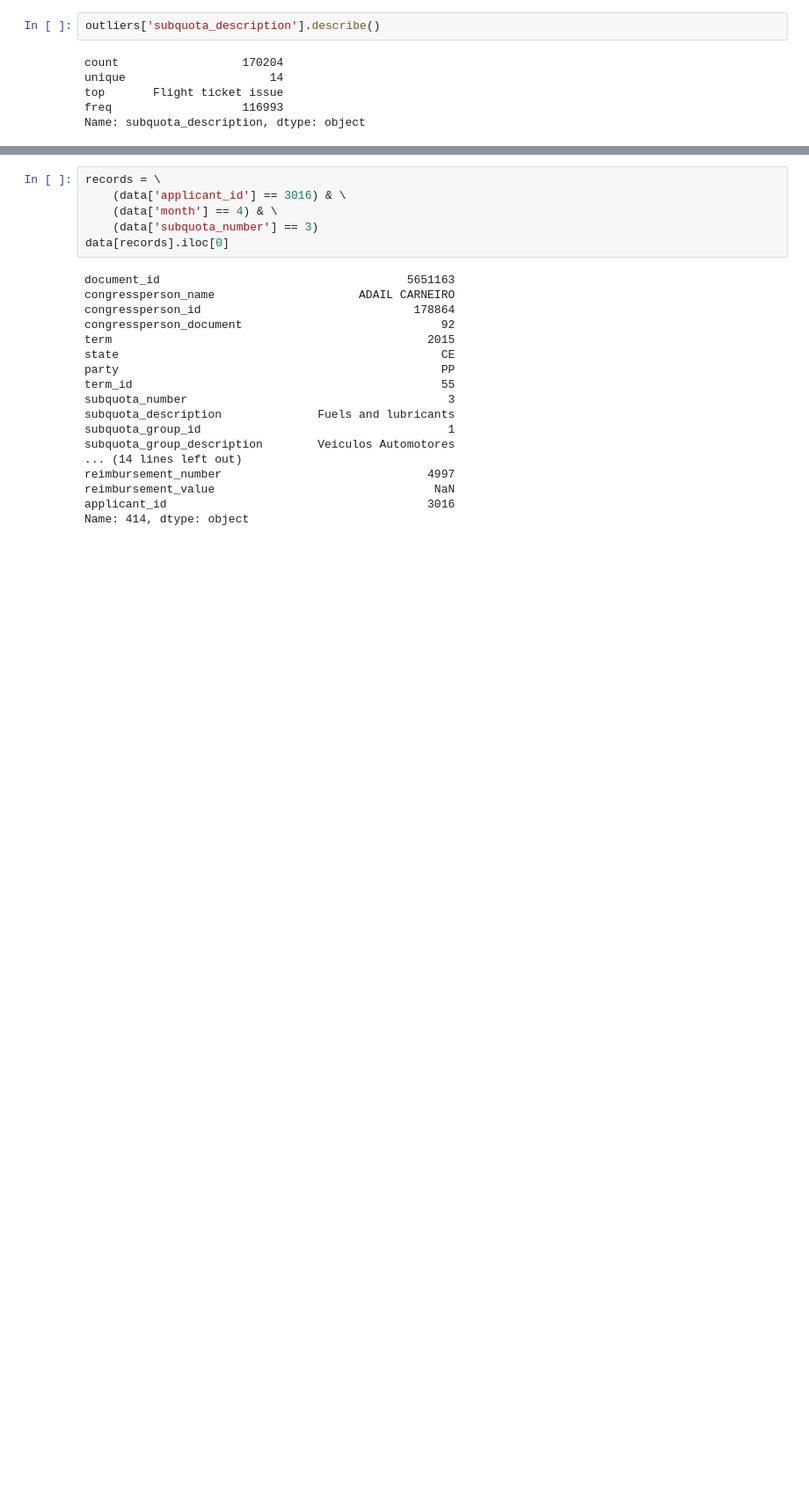
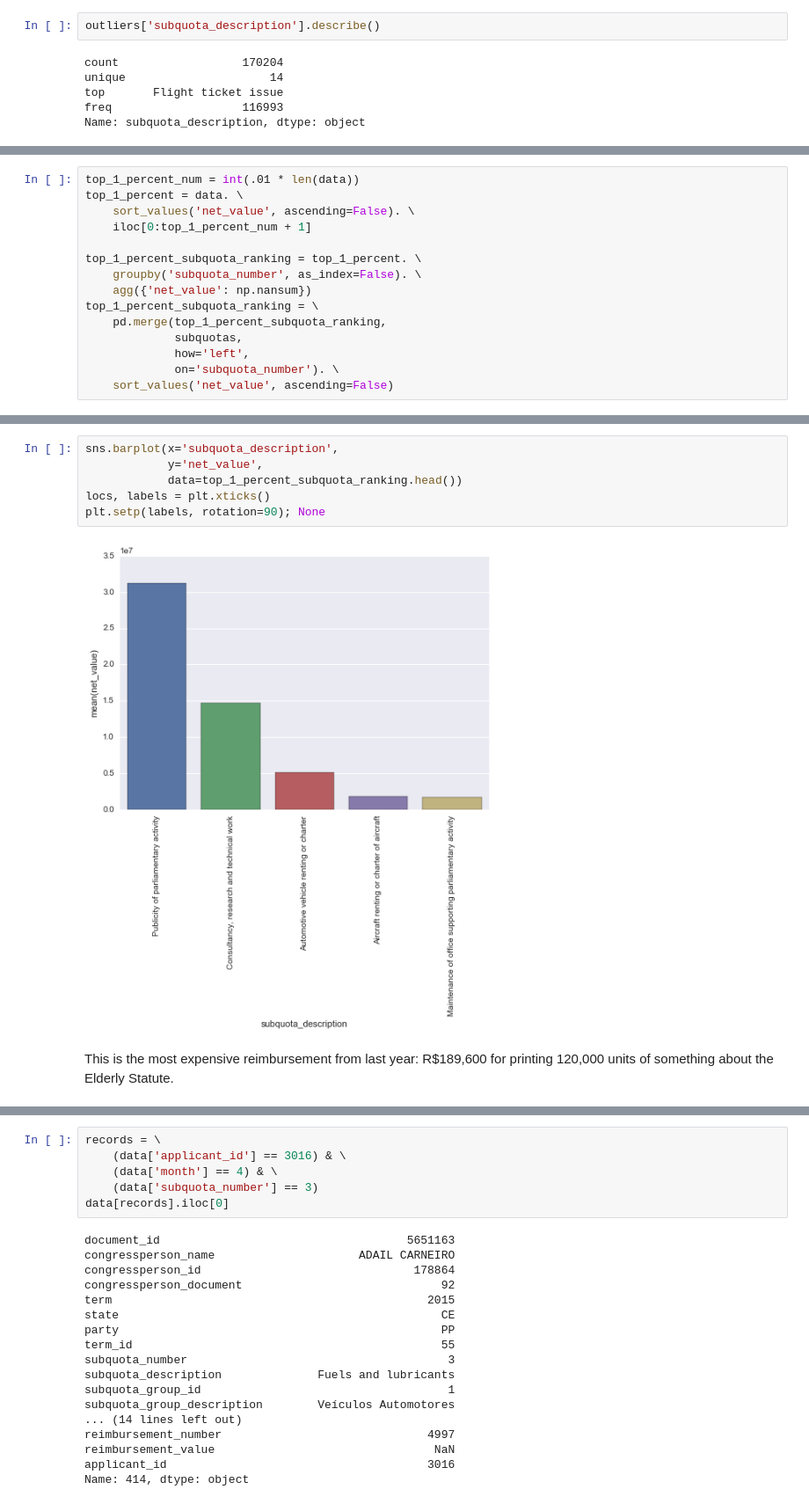
Before and after one commit to okfn-brasil/serenata-de-amor, a Jupyter notebook: develop/2016-08-13-im-descriptive-analysis.ipynb, the cells around one changed output, grey strips where cells are left out. Shown at 88% size. Cells and saved outputs as stored; diff of their text form; blank space fills up the shorter version.

```diff
--- a/develop/2016-08-13-im-descriptive-analysis.ipynb
+++ b/develop/2016-08-13-im-descriptive-analysis.ipynb
@@ -164,0 +224,15 @@ plt.setp(labels, rotation=90); None
+# %%
+top_1_percent_num = int(.01 * len(data))
+top_1_percent = data. \
+    sort_values('net_value', ascending=False). \
+    iloc[0:top_1_percent_num + 1]
+
+top_1_percent_subquota_ranking = top_1_percent. \
+    groupby('subquota_number', as_index=False). \
+    agg({'net_value': np.nansum})
+top_1_percent_subquota_ranking = \
+    pd.merge(top_1_percent_subquota_ranking,
+             subquotas,
+             how='left',
+             on='subquota_number'). \
+    sort_values('net_value', ascending=False)
@@ -164,0 +248,10 @@ plt.setp(labels, rotation=90); None
+# %%
+sns.barplot(x='subquota_description',
+            y='net_value',
+            data=top_1_percent_subquota_ranking.head())
+locs, labels = plt.xticks()
+plt.setp(labels, rotation=90); None
+# %% [output]
+[figure, added]
+# %% [markdown]
+This is the most expensive reimbursement from last year: R$189,600 for printing 120,000 units of something about the Elderly Statute.
```
Also changed, not shown: parts of 62 cells of this notebook, 2 other files.
